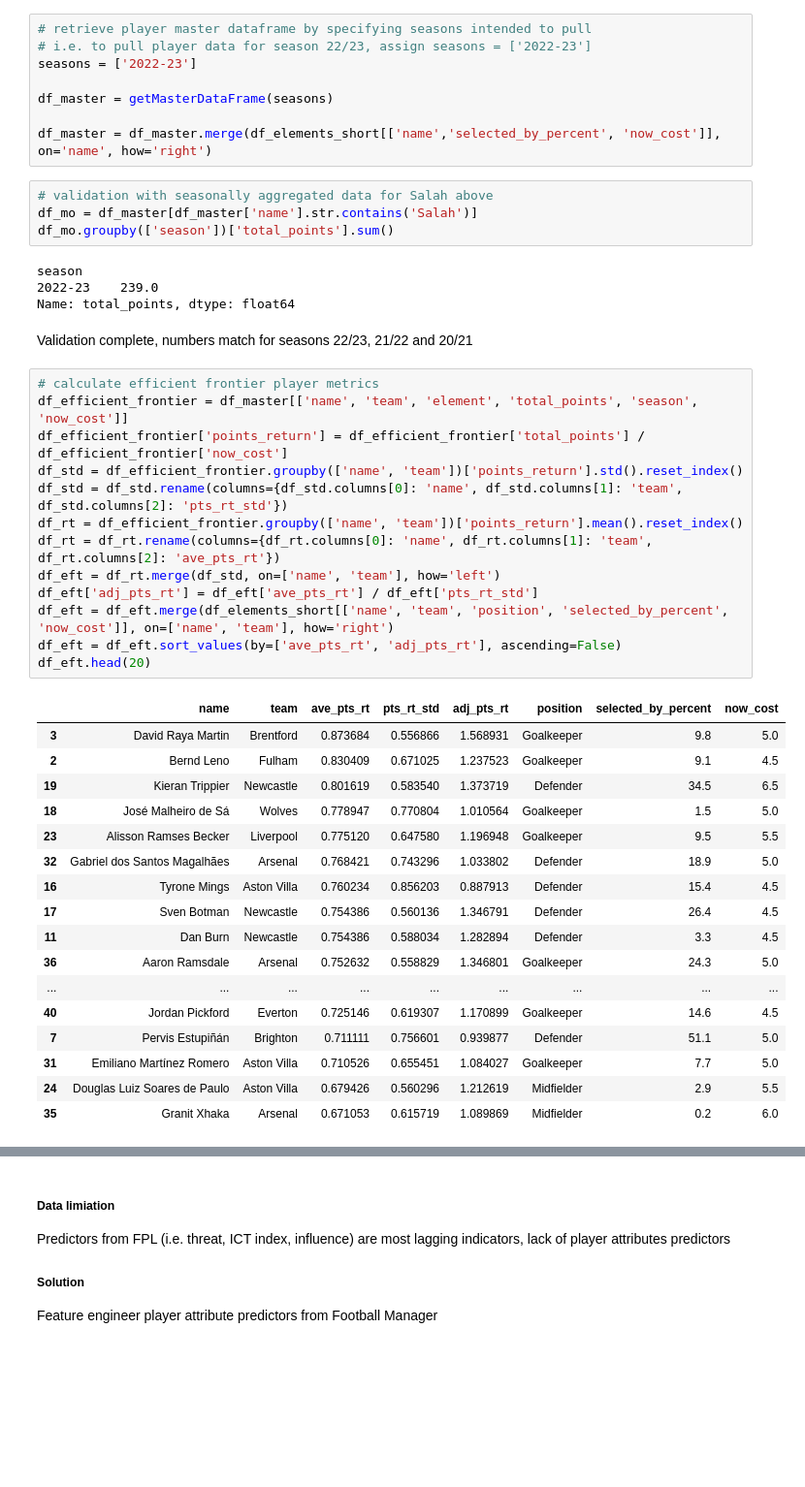
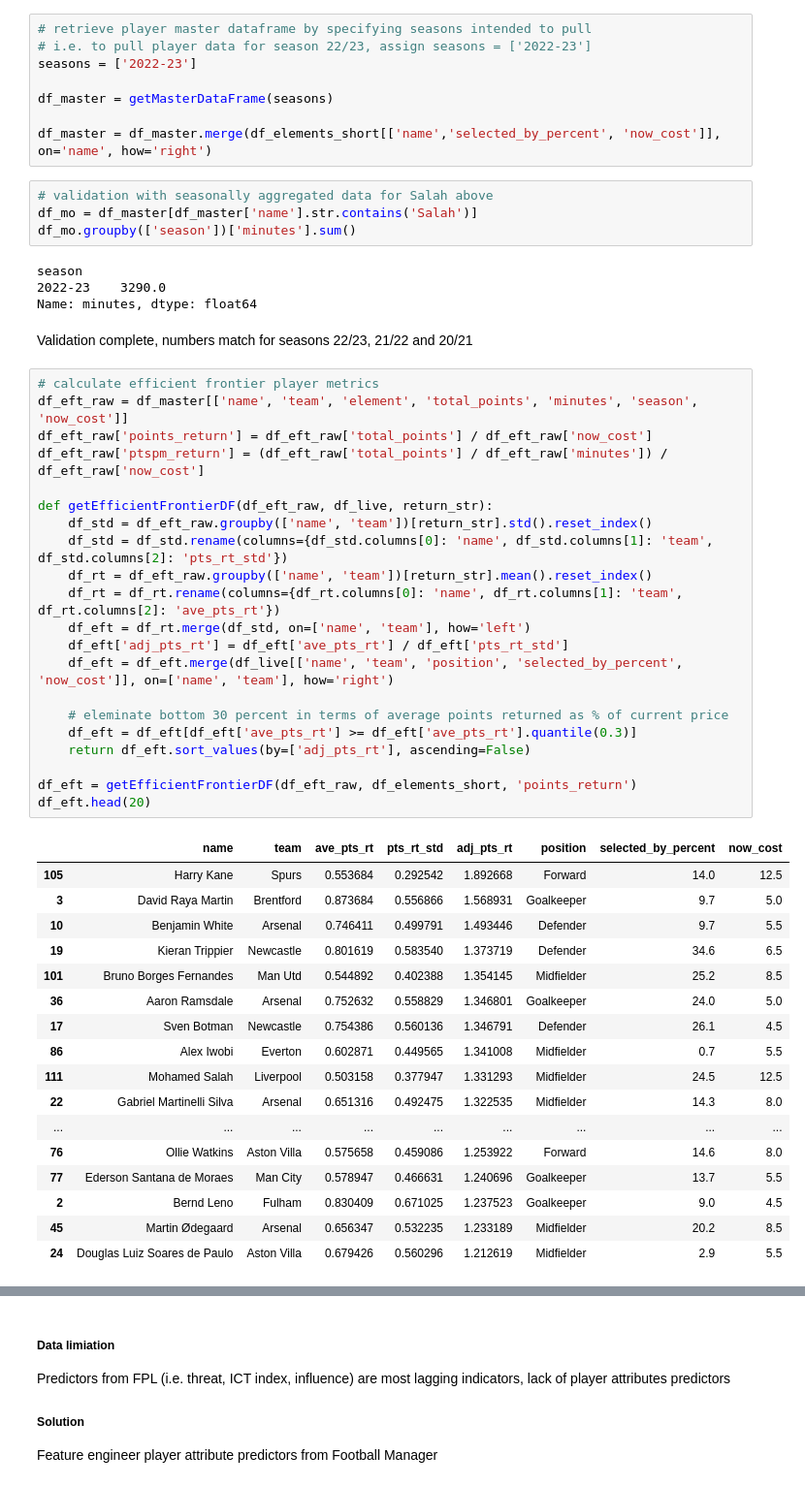
Before and after one commit to Willyiam723/fpl, a Jupyter notebook: main.ipynb, the cells around one changed output, grey strips where cells are left out. Shown: that part at 97% size. Saved outputs shown, nothing was run; the diff lists cells and outputs as text; blank space fills up the shorter version.

```diff
--- a/main.ipynb
+++ b/main.ipynb
@@ -172,43 +172,51 @@ df_master = df_master.merge(df_elements_short[['name','selected_by_percent', 'no
 # %%
 # validation with seasonally aggregated data for Salah above
 df_mo = df_master[df_master['name'].str.contains('Salah')]
-df_mo.groupby(['season'])['total_points'].sum()
+df_mo.groupby(['season'])['minutes'].sum()
 # %% [output]
 season
-2022-23    239.0
-Name: total_points, dtype: float64
+2022-23    3290.0
+Name: minutes, dtype: float64
 # %% [markdown]
 Validation complete, numbers match for seasons 22/23, 21/22 and 20/21
 # %%
 # calculate efficient frontier player metrics
-df_efficient_frontier = df_master[['name', 'team', 'element', 'total_points', 'season', 'now_cost']]
-df_efficient_frontier['points_return'] = df_efficient_frontier['total_points'] / df_efficient_frontier['now_cost']
-df_std = df_efficient_frontier.groupby(['name', 'team'])['points_return'].std().reset_index()
-df_std = df_std.rename(columns={df_std.columns[0]: 'name', df_std.columns[1]: 'team', df_std.columns[2]: 'pts_rt_std'})
-df_rt = df_efficient_frontier.groupby(['name', 'team'])['points_return'].mean().reset_index()
-df_rt = df_rt.rename(columns={df_rt.columns[0]: 'name', df_rt.columns[1]: 'team', df_rt.columns[2]: 'ave_pts_rt'})
-df_eft = df_rt.merge(df_std, on=['name', 'team'], how='left')
-df_eft['adj_pts_rt'] = df_eft['ave_pts_rt'] / df_eft['pts_rt_std']
-df_eft = df_eft.merge(df_elements_short[['name', 'team', 'position', 'selected_by_percent', 'now_cost']], on=['name', 'team'], how='right')
-df_eft = df_eft.sort_values(by=['ave_pts_rt', 'adj_pts_rt'], ascending=False)
+df_eft_raw = df_master[['name', 'team', 'element', 'total_points', 'minutes', 'season', 'now_cost']]
+df_eft_raw['points_return'] = df_eft_raw['total_points'] / df_eft_raw['now_cost']
+df_eft_raw['ptspm_return'] = (df_eft_raw['total_points'] / df_eft_raw['minutes']) / df_eft_raw['now_cost']
+
+def getEfficientFrontierDF(df_eft_raw, df_live, return_str):
+    df_std = df_eft_raw.groupby(['name', 'team'])[return_str].std().reset_index()
+    df_std = df_std.rename(columns={df_std.columns[0]: 'name', df_std.columns[1]: 'team', df_std.columns[2]: 'pts_rt_std'})
+    df_rt = df_eft_raw.groupby(['name', 'team'])[return_str].mean().reset_index()
+    df_rt = df_rt.rename(columns={df_rt.columns[0]: 'name', df_rt.columns[1]: 'team', df_rt.columns[2]: 'ave_pts_rt'})
+    df_eft = df_rt.merge(df_std, on=['name', 'team'], how='left')
+    df_eft['adj_pts_rt'] = df_eft['ave_pts_rt'] / df_eft['pts_rt_std']
+    df_eft = df_eft.merge(df_live[['name', 'team', 'position', 'selected_by_percent', 'now_cost']], on=['name', 'team'], how='right')
+
+    # eleminate bottom 30 percent in terms of average points returned as % of current price
+    df_eft = df_eft[df_eft['ave_pts_rt'] >= df_eft['ave_pts_rt'].quantile(0.3)]
+    return df_eft.sort_values(by=['adj_pts_rt'], ascending=False)
+
+df_eft = getEfficientFrontierDF(df_eft_raw, df_elements_short, 'points_return')
 df_eft.head(20)
 # %% [output]
 |  | name | team | ave_pts_rt | pts_rt_std | adj_pts_rt | position | selected_by_percent | now_cost |
-| 3 | David Raya Martin | Brentford | 0.873684 | 0.556866 | 1.568931 | Goalkeeper | 9.8 | 5.0 |
-| 2 | Bernd Leno | Fulham | 0.830409 | 0.671025 | 1.237523 | Goalkeeper | 9.1 | 4.5 |
-| 19 | Kieran Trippier | Newcastle | 0.801619 | 0.583540 | 1.373719 | Defender | 34.5 | 6.5 |
-| 18 | José Malheiro de Sá | Wolves | 0.778947 | 0.770804 | 1.010564 | Goalkeeper | 1.5 | 5.0 |
-| 23 | Alisson Ramses Becker | Liverpool | 0.775120 | 0.647580 | 1.196948 | Goalkeeper | 9.5 | 5.5 |
-| 32 | Gabriel dos Santos Magalhães | Arsenal | 0.768421 | 0.743296 | 1.033802 | Defender | 18.9 | 5.0 |
-| 16 | Tyrone Mings | Aston Villa | 0.760234 | 0.856203 | 0.887913 | Defender | 15.4 | 4.5 |
-| 17 | Sven Botman | Newcastle | 0.754386 | 0.560136 | 1.346791 | Defender | 26.4 | 4.5 |
-| 11 | Dan Burn | Newcastle | 0.754386 | 0.588034 | 1.282894 | Defender | 3.3 | 4.5 |
-| 36 | Aaron Ramsdale | Arsenal | 0.752632 | 0.558829 | 1.346801 | Goalkeeper | 24.3 | 5.0 |
+| 105 | Harry Kane | Spurs | 0.553684 | 0.292542 | 1.892668 | Forward | 14.0 | 12.5 |
+| 3 | David Raya Martin | Brentford | 0.873684 | 0.556866 | 1.568931 | Goalkeeper | 9.7 | 5.0 |
+| 10 | Benjamin White | Arsenal | 0.746411 | 0.499791 | 1.493446 | Defender | 9.7 | 5.5 |
+| 19 | Kieran Trippier | Newcastle | 0.801619 | 0.583540 | 1.373719 | Defender | 34.6 | 6.5 |
+| 101 | Bruno Borges Fernandes | Man Utd | 0.544892 | 0.402388 | 1.354145 | Midfielder | 25.2 | 8.5 |
+| 36 | Aaron Ramsdale | Arsenal | 0.752632 | 0.558829 | 1.346801 | Goalkeeper | 24.0 | 5.0 |
+| 17 | Sven Botman | Newcastle | 0.754386 | 0.560136 | 1.346791 | Defender | 26.1 | 4.5 |
+| 86 | Alex Iwobi | Everton | 0.602871 | 0.449565 | 1.341008 | Midfielder | 0.7 | 5.5 |
+| 111 | Mohamed Salah | Liverpool | 0.503158 | 0.377947 | 1.331293 | Midfielder | 24.5 | 12.5 |
+| 22 | Gabriel Martinelli Silva | Arsenal | 0.651316 | 0.492475 | 1.322535 | Midfielder | 14.3 | 8.0 |
 | ... | ... | ... | ... | ... | ... | ... | ... | ... |
-| 40 | Jordan Pickford | Everton | 0.725146 | 0.619307 | 1.170899 | Goalkeeper | 14.6 | 4.5 |
-| 7 | Pervis Estupiñán | Brighton | 0.711111 | 0.756601 | 0.939877 | Defender | 51.1 | 5.0 |
-| 31 | Emiliano Martínez Romero | Aston Villa | 0.710526 | 0.655451 | 1.084027 | Goalkeeper | 7.7 | 5.0 |
+| 76 | Ollie Watkins | Aston Villa | 0.575658 | 0.459086 | 1.253922 | Forward | 14.6 | 8.0 |
+| 77 | Ederson Santana de Moraes | Man City | 0.578947 | 0.466631 | 1.240696 | Goalkeeper | 13.7 | 5.5 |
+| 2 | Bernd Leno | Fulham | 0.830409 | 0.671025 | 1.237523 | Goalkeeper | 9.0 | 4.5 |
+| 45 | Martin Ødegaard | Arsenal | 0.656347 | 0.532235 | 1.233189 | Midfielder | 20.2 | 8.5 |
 | 24 | Douglas Luiz Soares de Paulo | Aston Villa | 0.679426 | 0.560296 | 1.212619 | Midfielder | 2.9 | 5.5 |
-| 35 | Granit Xhaka | Arsenal | 0.671053 | 0.615719 | 1.089869 | Midfielder | 0.2 | 6.0 |
 # %%
 # plot efficient frontier players
```
Also changed, not shown: parts of 5 cells of this notebook.
